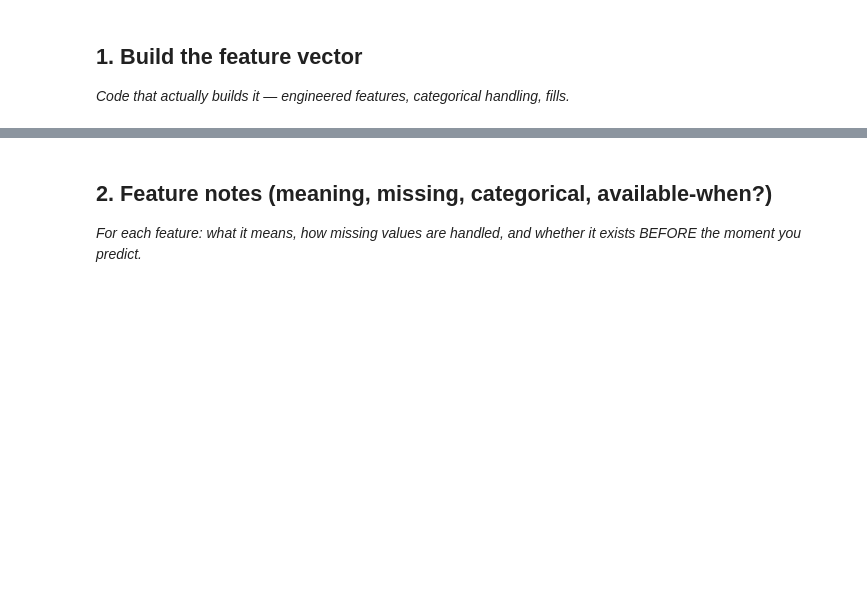
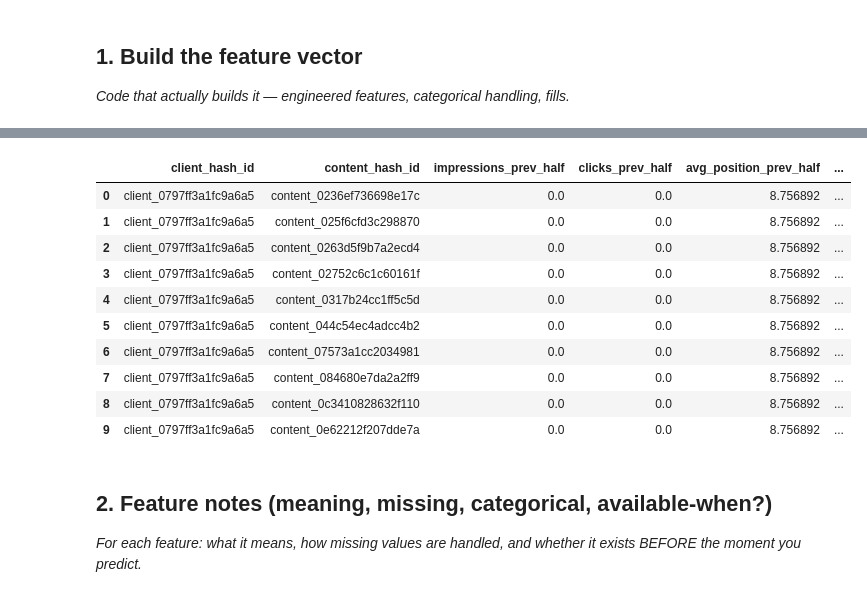
Before and after one commit to daniyalhaider236/flyrank-ml, a Jupyter notebook: work/notebooks/w03_feature_leakage_check.ipynb, the cells around one changed output, grey strips where cells are left out. Cells and saved outputs as stored; diff of their text form; code cells hidden in the pictures; blank space fills up the shorter version.

```diff
--- a/work/notebooks/w03_feature_leakage_check.ipynb
+++ b/work/notebooks/w03_feature_leakage_check.ipynb
@@ -15,0 +19,84 @@ This skeleton is yours to fill. Work the sections **in order** — each one has
+# %%
+%pip -q install duckdb huggingface_hub pandas numpy scikit-learn
+
+import os
+import pandas as pd
+import numpy as np
+import duckdb
+
+HF_TOKEN = os.environ.get("HF_TOKEN")
+if not HF_TOKEN:
+    try:
+        from google.colab import userdata
+        HF_TOKEN = userdata.get("HF_TOKEN")
+    except Exception:
+        pass
+if not HF_TOKEN:
+    raise RuntimeError(
+        "HF_TOKEN was not found. In Colab open the 🔑 Secrets panel, add a secret "
+        "named HF_TOKEN, paste your Hugging Face READ token as its value, and enable notebook access."
+    )
+
+con = duckdb.connect()
+con.execute(f"CREATE OR REPLACE SECRET hf (TYPE huggingface, TOKEN '{HF_TOKEN}')")
+
+REL = "hf://datasets/FlyRank/internship-warehouse"
+TABLES = {
+    "dim_clients": f"read_parquet('{REL}/dim_clients.parquet')",
+    "dim_content": f"read_parquet('{REL}/dim_content.parquet')",
+    "fact_daily": f"read_parquet('{REL}/fact_content_daily_performance/**/*.parquet')",
+}
+print("Connected to the FlyRank warehouse.")
+
+# Same feature-frame query as w03_data_contract.ipynb (proven to run against this warehouse)
+feature_frame = con.sql(f"""
+WITH march AS (
+    SELECT client_hash_id, content_hash_id, report_date, gsc_impressions, gsc_clicks, gsc_avg_position
+    FROM {TABLES["fact_daily"]}
+    WHERE report_date >= DATE '2026-03-01' AND report_date < DATE '2026-04-01'
+),
+agg AS (
+    SELECT
+        client_hash_id, content_hash_id,
+        SUM(CASE WHEN report_date < DATE '2026-03-16' THEN COALESCE(gsc_impressions, 0) ELSE 0 END) AS impressions_prev_half,
+        SUM(CASE WHEN report_date < DATE '2026-03-16' THEN COALESCE(gsc_clicks, 0) ELSE 0 END) AS clicks_prev_half,
+        AVG(CASE WHEN report_date < DATE '2026-03-16' AND gsc_avg_position > 0 THEN gsc_avg_position END) AS avg_position_prev_half,
+        COUNT(DISTINCT CASE WHEN report_date < DATE '2026-03-16' AND COALESCE(gsc_impressions, 0) > 0 THEN report_date END) AS days_with_impressions_prev_half,
+        SUM(CASE WHEN report_date >= DATE '2026-03-16' THEN COALESCE(gsc_impressions, 0) ELSE 0 END) AS impressions_later_half
+    FROM march GROUP BY 1, 2
+),
+content_meta AS (
+    SELECT content_hash_id, ANY_VALUE(content_created_date) AS content_created_date, ANY_VALUE(content_type) AS content_type
+    FROM {TABLES["dim_content"]} GROUP BY content_hash_id
+)
+SELECT
+    a.client_hash_id, a.content_hash_id,
+    a.impressions_prev_half, a.clicks_prev_half, a.avg_position_prev_half, a.days_with_impressions_prev_half,
+    DATE_DIFF('day', m.content_created_date, DATE '2026-03-01') AS content_age_days,
+    m.content_type,
+    a.impressions_later_half,
+    CASE WHEN a.impressions_prev_half > 0 AND a.impressions_later_half < 0.8 * a.impressions_prev_half
+         THEN 1 ELSE 0 END AS is_declining_proxy
+FROM agg a
+LEFT JOIN content_meta m USING (content_hash_id)
+""").df()
+
+print(f"Feature-frame rows: {len(feature_frame):,}")
+
+# --- Categorical handling: one-hot the content type ---
+feature_frame["content_type"] = feature_frame["content_type"].fillna("unknown")
+content_type_dummies = pd.get_dummies(feature_frame["content_type"], prefix="ctype")
+feature_frame = pd.concat([feature_frame, content_type_dummies], axis=1)
+print("\nContent type categories found:", feature_frame["content_type"].unique().tolist())
+
+# --- Documented missing-value fills (not silent zeros) ---
+numeric_fill_cols = ["avg_position_prev_half", "content_age_days"]
+for c in numeric_fill_cols:
+    n_missing = feature_frame[c].isna().sum()
+    feature_frame[c + "_missing"] = feature_frame[c].isna().astype(int)
+    fill_value = feature_frame[c].median()
+    feature_frame[c] = feature_frame[c].fillna(fill_value)
+    print(f"{c}: {n_missing} missing ({n_missing/len(feature_frame):.1%}) — filled with median ({fill_value:.1f}), flagged in {c}_missing")
+
+display(feature_frame.head(10))
+# %% [output]
@@ -16,3 +109,14 @@ This skeleton is yours to fill. Work the sections **in order** — each one has
+|  | client_hash_id | content_hash_id | impressions_prev_half | clicks_prev_half | avg_position_prev_half | ... |
+| 0 | client_0797ff3a1fc9a6a5 | content_0236ef736698e17c | 0.0 | 0.0 | 8.756892 | ... |
+| 1 | client_0797ff3a1fc9a6a5 | content_025f6cfd3c298870 | 0.0 | 0.0 | 8.756892 | ... |
+| 2 | client_0797ff3a1fc9a6a5 | content_0263d5f9b7a2ecd4 | 0.0 | 0.0 | 8.756892 | ... |
+| 3 | client_0797ff3a1fc9a6a5 | content_02752c6c1c60161f | 0.0 | 0.0 | 8.756892 | ... |
+| 4 | client_0797ff3a1fc9a6a5 | content_0317b24cc1ff5c5d | 0.0 | 0.0 | 8.756892 | ... |
+| 5 | client_0797ff3a1fc9a6a5 | content_044c54ec4adcc4b2 | 0.0 | 0.0 | 8.756892 | ... |
+| 6 | client_0797ff3a1fc9a6a5 | content_07573a1cc2034981 | 0.0 | 0.0 | 8.756892 | ... |
+| 7 | client_0797ff3a1fc9a6a5 | content_084680e7da2a2ff9 | 0.0 | 0.0 | 8.756892 | ... |
+| 8 | client_0797ff3a1fc9a6a5 | content_0c3410828632f110 | 0.0 | 0.0 | 8.756892 | ... |
+| 9 | client_0797ff3a1fc9a6a5 | content_0e62212f207dde7a | 0.0 | 0.0 | 8.756892 | ... |
 # %% [markdown]
 ## 2. Feature notes (meaning, missing, categorical, available-when?)
 
```
Also changed, not shown: parts of 13 cells of this notebook.
